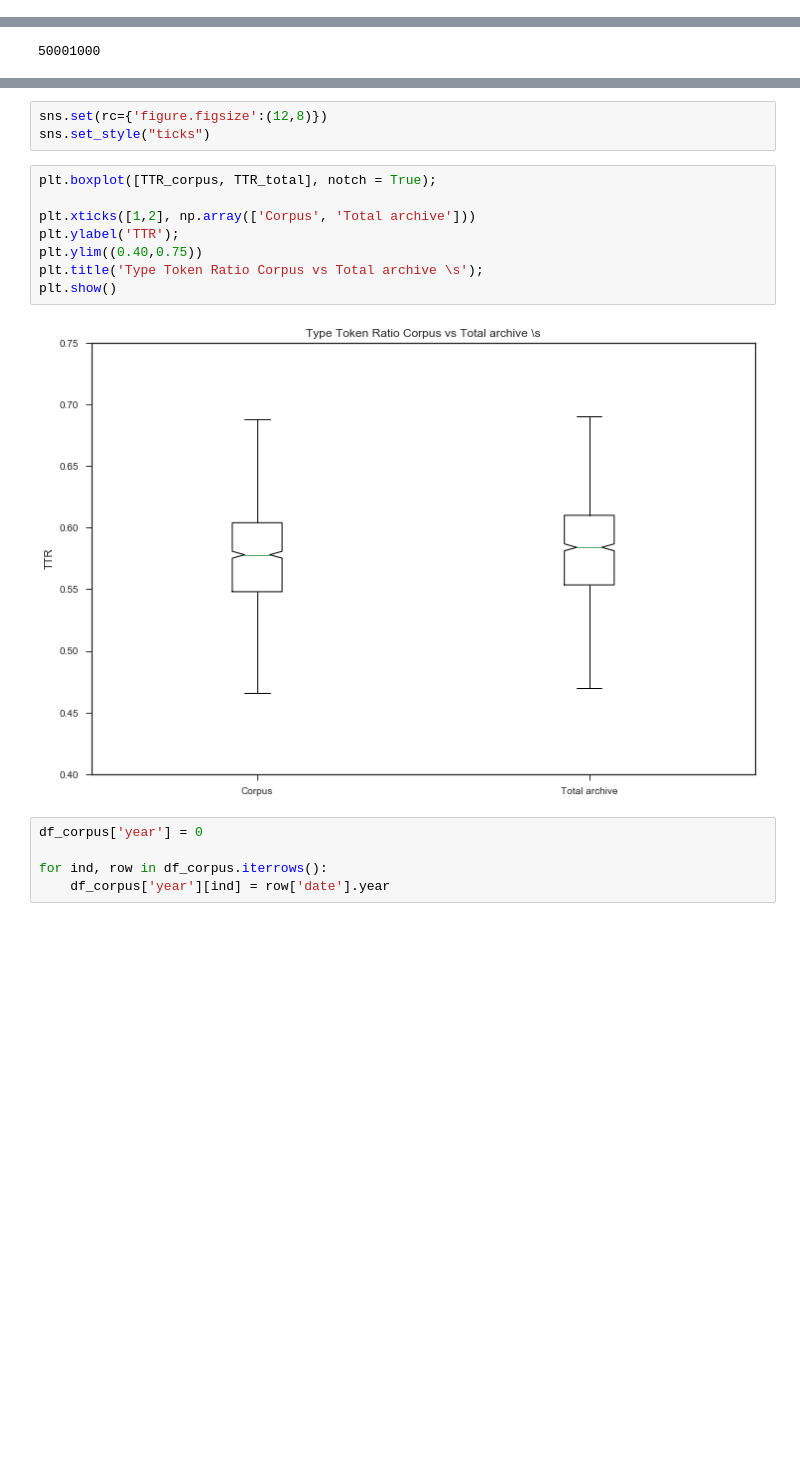
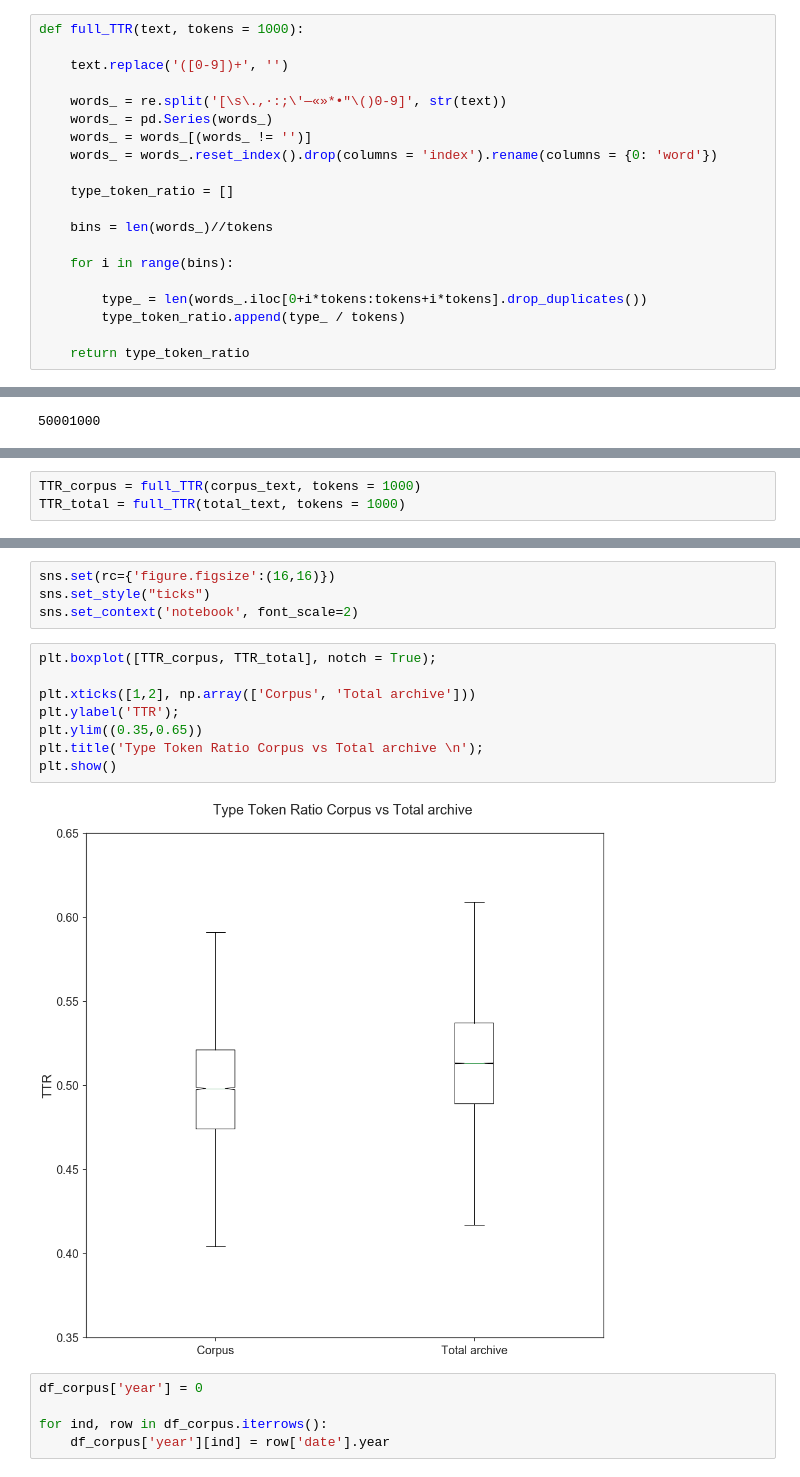
Before and after one commit to RPetitpierre/letemps_archive_opep, a Jupyter notebook: Sentiment_&_TTK.ipynb, the cells around one changed output, grey strips where cells are left out. Saved outputs shown, nothing was run; the diff lists cells and outputs as text; blank space fills up the shorter version.

```diff
--- a/Sentiment_&_TTK.ipynb
+++ b/Sentiment_&_TTK.ipynb
@@ -115,6 +116,26 @@ def type_token_ratio(text, n_sample = 100, tokens = 1000):
         type_token_ratio.append(type_ / tokens)
 
     return type_token_ratio
+# %%
+def full_TTR(text, tokens = 1000):
+
+    text.replace('([0-9])+', '')
+
+    words_ = re.split('[\s\.,·:;\'—«»*•"\()0-9]', str(text))
+    words_ = pd.Series(words_)
+    words_ = words_[(words_ != '')]
+    words_ = words_.reset_index().drop(columns = 'index').rename(columns = {0: 'word'})
+
+    type_token_ratio = []
+
+    bins = len(words_)//tokens
+
+    for i in range(bins):
+
+        type_ = len(words_.iloc[0+i*tokens:tokens+i*tokens].drop_duplicates())
+        type_token_ratio.append(type_ / tokens)
+
+    return type_token_ratio
 # %% [markdown]
 Create sub-corpora with annual granularity
 # %%
@@ -150,0 +172,3 @@ TTR_total = type_token_ratio(total_text_sample, n_sample = 1000, tokens = 500)
+# %%
+TTR_corpus = full_TTR(corpus_text, tokens = 1000)
+TTR_total = full_TTR(total_text, tokens = 1000)
@@ -151,16 +184,17 @@ TTR_total = type_token_ratio(total_text_sample, n_sample = 1000, tokens = 500)
 # %%
-sns.set(rc={'figure.figsize':(12,8)})
+sns.set(rc={'figure.figsize':(16,16)})
 sns.set_style("ticks")
+sns.set_context('notebook', font_scale=2)
 # %%
 plt.boxplot([TTR_corpus, TTR_total], notch = True);
 
 plt.xticks([1,2], np.array(['Corpus', 'Total archive']))
 plt.ylabel('TTR');
-plt.ylim((0.40,0.75))
-plt.title('Type Token Ratio Corpus vs Total archive \s');
+plt.ylim((0.35,0.65))
+plt.title('Type Token Ratio Corpus vs Total archive \n');
 plt.show()
 # %% [output]
-[figure, old version]
+[figure, new version]
 # %%
 df_corpus['year'] = 0
 
```
Also changed, not shown: parts of 28 cells of this notebook, 1 other file.
